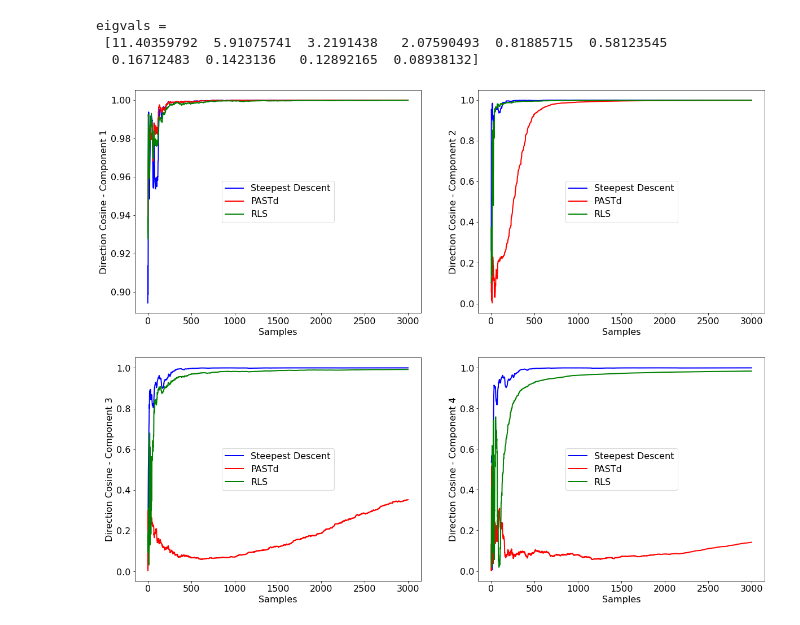
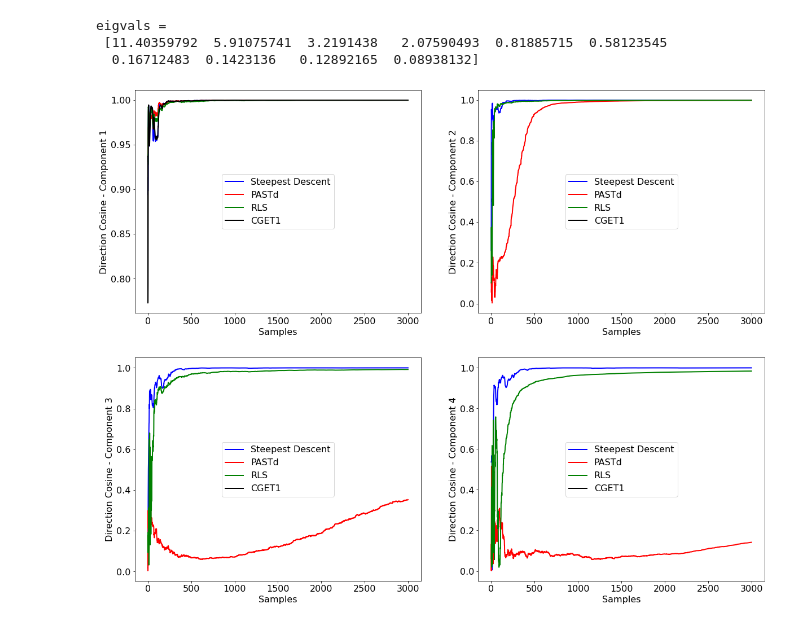
Before and after one commit to cchatterj0/AdaptiveMLAlgorithms, a Jupyter notebook: Chapter6-AcclEVD/evdW.ipynb, the cells around one changed output. Cells and saved outputs as stored; diff of their text form; code cells hidden in the pictures.

```diff
--- a/Chapter6-AcclEVD/evdW.ipynb
+++ b/Chapter6-AcclEVD/evdW.ipynb
@@ -128,7 +129,7 @@ LL = np.zeros(nEA)
 qq = np.zeros(nEA)
 Residue = np.zeros(shape=(nDim,nEA))
 PP = np.zeros(shape=(nDim,nEA))
-XX = np.zeros(shape=(nDim,nEA+1))
+XX2 = np.zeros(shape=(nDim,nEA+1))
 for i in range(nEA):
     x = X[:,0].reshape(nDim,1)
     A1 = x @  x.T
@@ -255,38 +256,38 @@ plt.subplot(2, 2, 1)
 plt.plot(cos_t1[0,:], lw=2, color='b', label='Steepest Descent')
 plt.plot(cos_t2[0,:], lw=2, color='r', label='PASTd')
 plt.plot(cos_t3[0,:], lw=2, color='g', label='RLS')
-#plt.plot(cos_t4[0,:], lw=2, color='k', label='CGET1')
+plt.plot(cos_t4[0,:], lw=2, color='k', label='CGET1')
 plt.ylabel('Direction Cosine - Component 1')
 plt.xlabel('Samples')
 plt.legend(loc="center")
 
 plt.subplot(2, 2, 2)
 plt.plot(cos_t1[1,:], lw=2, color='b', label='Steepest Descent')
 plt.plot(cos_t2[1,:], lw=2, color='r', label='PASTd')
 plt.plot(cos_t3[1,:], lw=2, color='g', label='RLS')
-#plt.plot(cos_t4[1,:], lw=2, color='k', label='CGET1')
+plt.plot(cos_t4[1,:], lw=2, color='k', label='CGET1')
 plt.ylabel('Direction Cosine - Component 2')
 plt.xlabel('Samples')
 plt.legend(loc="center")
 
 plt.subplot(2, 2, 3)
 plt.plot(cos_t1[2,:], lw=2, color='b', label='Steepest Descent')
 plt.plot(cos_t2[2,:], lw=2, color='r', label='PASTd')
 plt.plot(cos_t3[2,:], lw=2, color='g', label='RLS')
-#plt.plot(cos_t4[2,:], lw=2, color='k', label='CGET1')
+plt.plot(cos_t4[2,:], lw=2, color='k', label='CGET1')
 plt.ylabel('Direction Cosine - Component 3')
 plt.xlabel('Samples')
 plt.legend(loc="center")
 
 plt.subplot(2, 2, 4)
 plt.plot(cos_t1[3,:], lw=2, color='b', label='Steepest Descent')
 plt.plot(cos_t2[3,:], lw=2, color='r', label='PASTd')
 plt.plot(cos_t3[3,:], lw=2, color='g', label='RLS')
-#plt.plot(cos_t4[3,:], lw=2, color='k', label='CGET1')
+plt.plot(cos_t4[3,:], lw=2, color='k', label='CGET1')
 plt.ylabel('Direction Cosine - Component 4')
 plt.xlabel('Samples')
 plt.legend(loc="center")
 
 plt.show()
 # %% [output]
-[figure, old version]
+[figure, new version]
```
Also changed, not shown: parts of 2 cells of this notebook, 2 other files.
